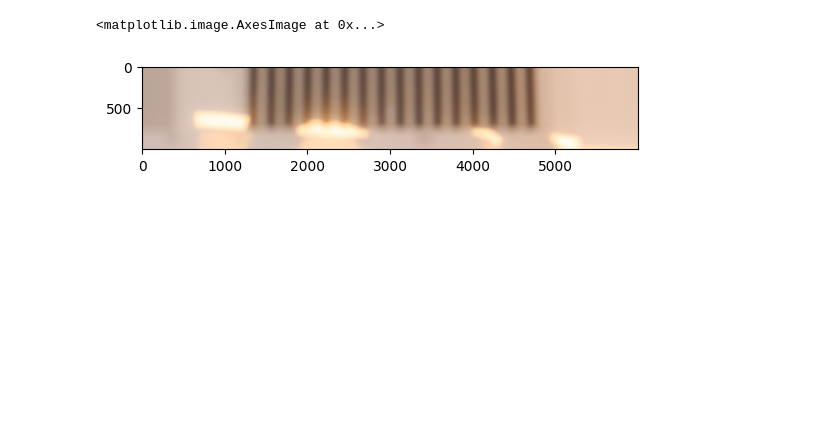
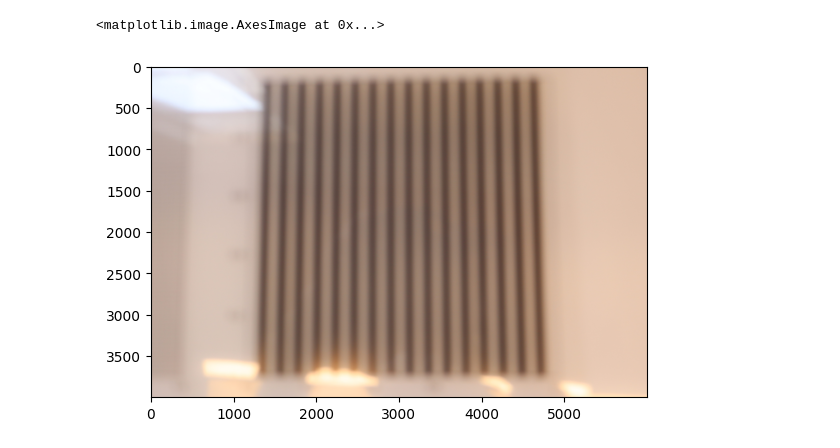
Before and after one commit to 42IceLollies/summer_research_26, a Jupyter notebook: dehazing_image.ipynb, the cells around one changed output. Saved outputs shown, nothing was run; the diff lists cells and outputs as text; code cells hidden in the pictures; blank space fills up the shorter version.

```diff
--- a/dehazing_image.ipynb
+++ b/dehazing_image.ipynb
@@ -10,25 +10,25 @@ overlap = 25
 # %%
 # Traverse over the pixels in the image in chunks
 # Analyzing them two at a time just for the sake of this, but I think there
 # are probably better solutions we can come up with eventually
 # Especially with the need for interpolation
 
 # Maybe make an array as like a map of what all the values are comparing the A_hat between all lateral patches
 # Then somehow mesh this, if it's working decently
 
 
 
 # Reading in the image
 image = cv.imread("EOS_R100_JPG/jpg0006.jpg")
 image = image[:,:,::-1]
 # image = image[1500:2000,2000:2500]
-image = image[3000:,:]
+# image = image[3000:,:]
 # print(len(image))
 # print(image[5999, 0])
 plt.imshow(image)
 # %% [output]
 <matplotlib.image.AxesImage at 0x...>
-[figure, old version]
+[figure, new version]
 # %%
 # Helper Functions
 
```
Also changed, not shown: parts of 4 cells of this notebook.
